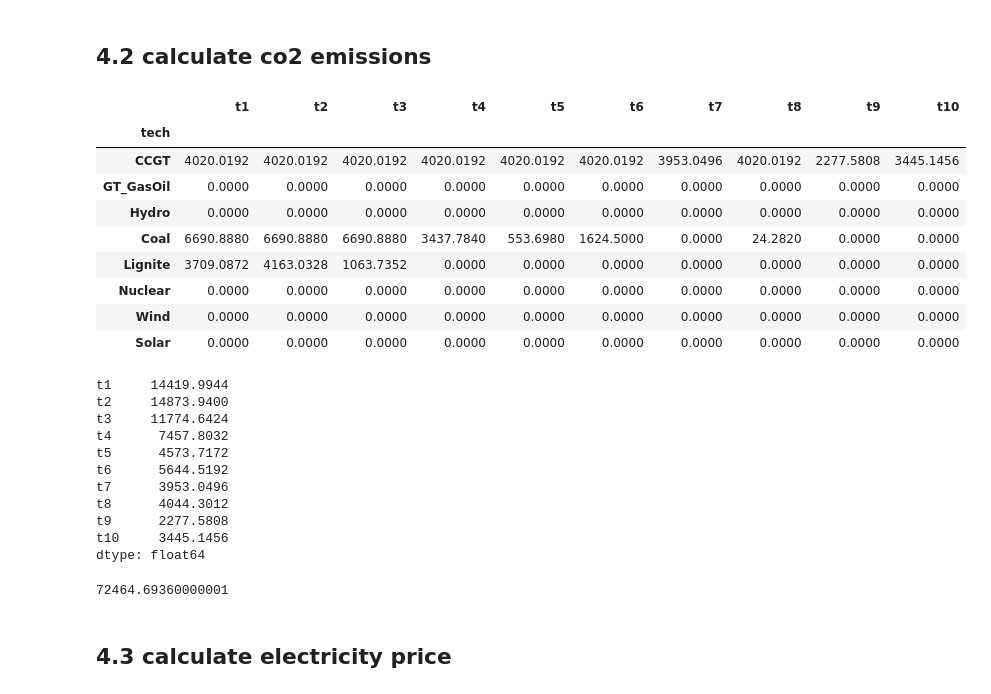
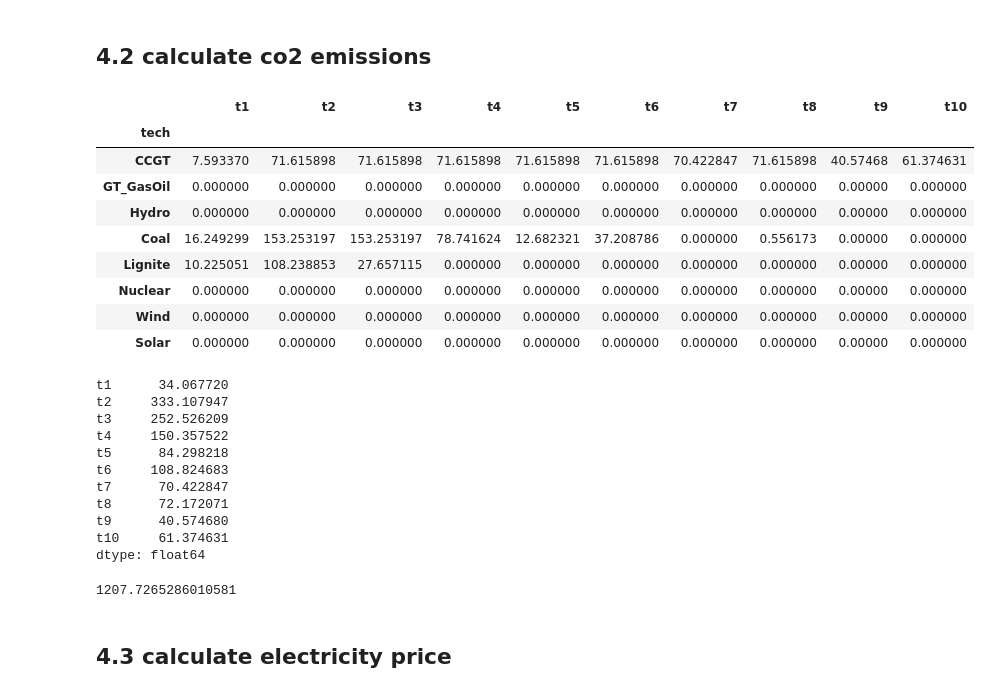
Before and after one commit to tllsngnzlz/ensys-pyomo, a Jupyter notebook: simple_example.ipynb, the cells around one changed output. Drawn from its saved outputs; the diff is of its cells as text; code cells hidden in the pictures.

```diff
--- a/simple_example.ipynb
+++ b/simple_example.ipynb
@@ -116,17 +116,17 @@ def model_solve (timestep, co2=False):
     model.cap_limits = Constraint(tech_data.index.values, rule=avail_cap)
 
     if co2:
-        model.objective = Objective(expr = sum([tech_data.costs_el_w_co2[gen]*model.x[gen] for gen in tech_data.index.values]))
+        model.objective = Objective(expr = sum([tech_data.costs_el_w_co2[gen]*model.x[gen] for gen in tech_data.index.values])) #minimizing €/h load dispatch: missing static variable duration, but it has no influence on optimization of each timestep
     else:
-        model.objective = Objective(expr = sum([tech_data.costs_el_no_co2[gen]*model.x[gen] for gen in tech_data.index.values]))
+        model.objective = Objective(expr = sum([tech_data.costs_el_no_co2[gen]*model.x[gen] for gen in tech_data.index.values])) #minimizing €/h load dispatch: missing static variable duration, but it has no influence on optimization of each timestep
 
     opt = SolverFactory("glpk")
 
     model.dual = Suffix(direction=Suffix.IMPORT_EXPORT)
 
-    results = opt.solve(model,suffixes=["dual"])
+    results = opt.solve(model,suffixes=["dual"]) # model.x = dispatch in [MW]
 
-    #results.write()
+    results.write()
     return model, results
 # %% [markdown]
 # 4. Post modeling
@@ -153,3 +153,6 @@ result_df
 | Nuclear | 7610.0 | 7610.0 | 7610.0 | 7610.0 | 7610.0 | 7610.0 | 7610.0 | 7610.0 | 7610.0 | 7610.0 |
 | Wind | 11480.0 | 9858.0 | 11332.0 | 14498.0 | 20590.0 | 21012.0 | 6314.0 | 16072.0 | 21238.0 | 12054.0 |
 | Solar | 10538.0 | 2078.0 | 3920.0 | 7641.0 | 6970.0 | 0.0 | 14810.0 | 1307.0 | 0.0 | 0.0 |
+# %%
+result_energy_df = result_df.mul(duration.values, axis=1)
+result_energy_df #[MWh_el]
@@ -156,37 +170,39 @@ result_df
 # %% [markdown]
 ## 4.2 calculate co2 emissions
 # %%
-co2_df = result_df.mul(tech_data.EMF, axis=0) #multiply with emission factors
-co2_df
+co2_df = result_energy_df.mul(tech_data.emissions_el, axis=0) #multiply with emission factors
+co2_df = co2_df * 10e-6
+co2_df #[Mt]
+#TODO: Excel export
 # %% [output]
 |  | t1 | t2 | t3 | t4 | t5 | t6 | t7 | t8 | t9 | t10 |
 | tech |  |  |  |  |  |  |  |  |  |  |
-| CCGT | 4020.0192 | 4020.0192 | 4020.0192 | 4020.0192 | 4020.0192 | 4020.0192 | 3953.0496 | 4020.0192 | 2277.5808 | 3445.1456 |
-| GT_GasOil | 0.0000 | 0.0000 | 0.0000 | 0.0000 | 0.0000 | 0.0000 | 0.0000 | 0.0000 | 0.0000 | 0.0000 |
-| Hydro | 0.0000 | 0.0000 | 0.0000 | 0.0000 | 0.0000 | 0.0000 | 0.0000 | 0.0000 | 0.0000 | 0.0000 |
-| Coal | 6690.8880 | 6690.8880 | 6690.8880 | 3437.7840 | 553.6980 | 1624.5000 | 0.0000 | 24.2820 | 0.0000 | 0.0000 |
-| Lignite | 3709.0872 | 4163.0328 | 1063.7352 | 0.0000 | 0.0000 | 0.0000 | 0.0000 | 0.0000 | 0.0000 | 0.0000 |
-| Nuclear | 0.0000 | 0.0000 | 0.0000 | 0.0000 | 0.0000 | 0.0000 | 0.0000 | 0.0000 | 0.0000 | 0.0000 |
-| Wind | 0.0000 | 0.0000 | 0.0000 | 0.0000 | 0.0000 | 0.0000 | 0.0000 | 0.0000 | 0.0000 | 0.0000 |
-| Solar | 0.0000 | 0.0000 | 0.0000 | 0.0000 | 0.0000 | 0.0000 | 0.0000 | 0.0000 | 0.0000 | 0.0000 |
+| CCGT | 7.593370 | 71.615898 | 71.615898 | 71.615898 | 71.615898 | 71.615898 | 70.422847 | 71.615898 | 40.57468 | 61.374631 |
+| GT_GasOil | 0.000000 | 0.000000 | 0.000000 | 0.000000 | 0.000000 | 0.000000 | 0.000000 | 0.000000 | 0.00000 | 0.000000 |
+| Hydro | 0.000000 | 0.000000 | 0.000000 | 0.000000 | 0.000000 | 0.000000 | 0.000000 | 0.000000 | 0.00000 | 0.000000 |
+| Coal | 16.249299 | 153.253197 | 153.253197 | 78.741624 | 12.682321 | 37.208786 | 0.000000 | 0.556173 | 0.00000 | 0.000000 |
+| Lignite | 10.225051 | 108.238853 | 27.657115 | 0.000000 | 0.000000 | 0.000000 | 0.000000 | 0.000000 | 0.00000 | 0.000000 |
+| Nuclear | 0.000000 | 0.000000 | 0.000000 | 0.000000 | 0.000000 | 0.000000 | 0.000000 | 0.000000 | 0.00000 | 0.000000 |
+| Wind | 0.000000 | 0.000000 | 0.000000 | 0.000000 | 0.000000 | 0.000000 | 0.000000 | 0.000000 | 0.00000 | 0.000000 |
+| Solar | 0.000000 | 0.000000 | 0.000000 | 0.000000 | 0.000000 | 0.000000 | 0.000000 | 0.000000 | 0.00000 | 0.000000 |
 # %%
 co2_df.sum() # co2 emissions in each timestep
 # %% [output]
-t1     14419.9944
-t2     14873.9400
-t3     11774.6424
-t4      7457.8032
-t5      4573.7172
-t6      5644.5192
-t7      3953.0496
-t8      4044.3012
-t9      2277.5808
-t10     3445.1456
+t1      34.067720
+t2     333.107947
+t3     252.526209
+t4     150.357522
+t5      84.298218
+t6     108.824683
+t7      70.422847
+t8      72.172071
+t9      40.574680
+t10     61.374631
 dtype: float64
 # %%
-co2_df.sum().sum() # annual co2 emissions
+co2_df.sum().sum() # annual co2 emissions in [Mt] #TODO
 # %% [output]
-72464.69360000001
+1207.7265286010581
 # %% [markdown]
 ## 4.3 calculate electricity price
 # %%
```
Also changed, not shown: parts of 16 cells of this notebook.
